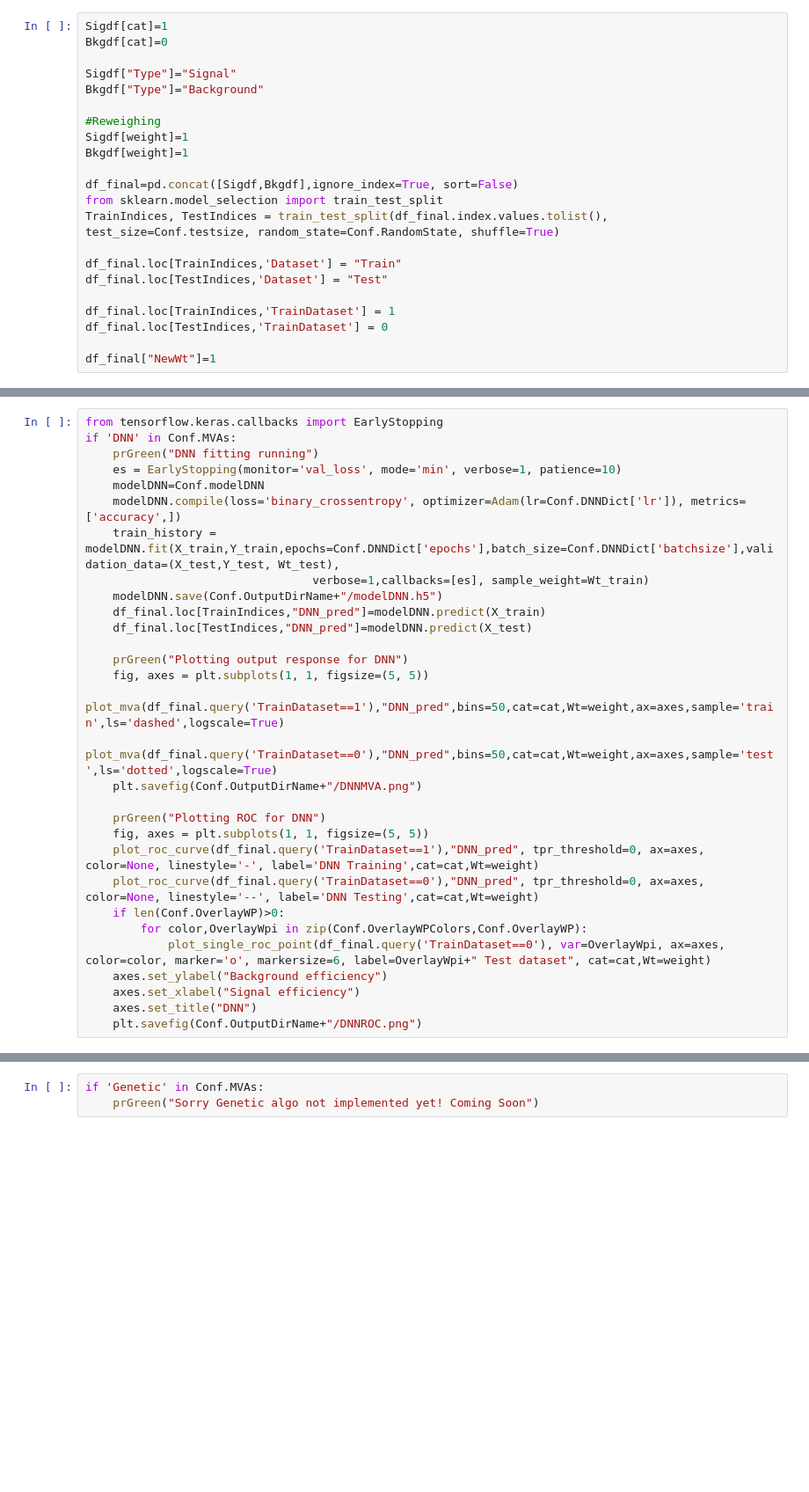
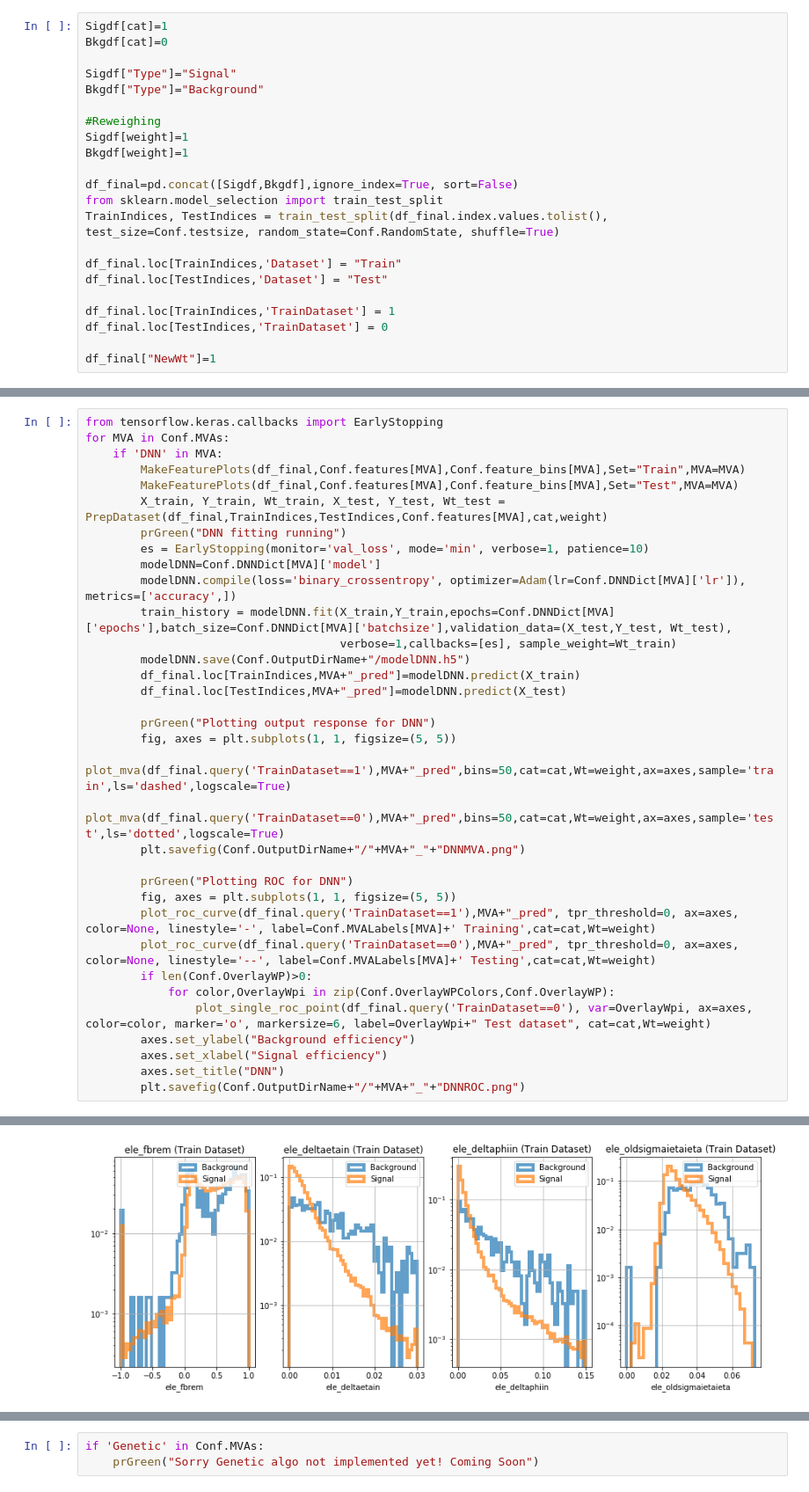
Before and after one commit to cms-egamma/ID-Trainer, a Jupyter notebook: Trainer.ipynb, the cells around one changed output, grey strips where cells are left out. Shown: that part at 88% size. Saved outputs shown, nothing was run; the diff lists cells and outputs as text; blank space fills up the shorter version.

```diff
--- a/Trainer.ipynb
+++ b/Trainer.ipynb
@@ -236,30 +274,35 @@ if 'XGB' in Conf.MVAs:
 # %%
 from tensorflow.keras.callbacks import EarlyStopping
-if 'DNN' in Conf.MVAs:
-    prGreen("DNN fitting running")
-    es = EarlyStopping(monitor='val_loss', mode='min', verbose=1, patience=10)
-    modelDNN=Conf.modelDNN
-    modelDNN.compile(loss='binary_crossentropy', optimizer=Adam(lr=Conf.DNNDict['lr']), metrics=['accuracy',])
-    train_history = modelDNN.fit(X_train,Y_train,epochs=Conf.DNNDict['epochs'],batch_size=Conf.DNNDict['batchsize'],validation_data=(X_test,Y_test, Wt_test),
-                                 verbose=1,callbacks=[es], sample_weight=Wt_train)
-    modelDNN.save(Conf.OutputDirName+"/modelDNN.h5")
-    df_final.loc[TrainIndices,"DNN_pred"]=modelDNN.predict(X_train)
-    df_final.loc[TestIndices,"DNN_pred"]=modelDNN.predict(X_test)
+for MVA in Conf.MVAs:
+    if 'DNN' in MVA:
+        MakeFeaturePlots(df_final,Conf.features[MVA],Conf.feature_bins[MVA],Set="Train",MVA=MVA)
+        MakeFeaturePlots(df_final,Conf.features[MVA],Conf.feature_bins[MVA],Set="Test",MVA=MVA)
+        X_train, Y_train, Wt_train, X_test, Y_test, Wt_test = PrepDataset(df_final,TrainIndices,TestIndices,Conf.features[MVA],cat,weight)
+        prGreen("DNN fitting running")
+        es = EarlyStopping(monitor='val_loss', mode='min', verbose=1, patience=10)
+        modelDNN=Conf.DNNDict[MVA]['model']
+        modelDNN.compile(loss='binary_crossentropy', optimizer=Adam(lr=Conf.DNNDict[MVA]['lr']), metrics=['accuracy',])
+        train_history = modelDNN.fit(X_train,Y_train,epochs=Conf.DNNDict[MVA]['epochs'],batch_size=Conf.DNNDict[MVA]['batchsize'],validation_data=(X_test,Y_test, Wt_test),
+                                     verbose=1,callbacks=[es], sample_weight=Wt_train)
+        modelDNN.save(Conf.OutputDirName+"/modelDNN.h5")
+        df_final.loc[TrainIndices,MVA+"_pred"]=modelDNN.predict(X_train)
+        df_final.loc[TestIndices,MVA+"_pred"]=modelDNN.predict(X_test)
 
-    prGreen("Plotting output response for DNN")
-    fig, axes = plt.subplots(1, 1, figsize=(5, 5))
-    plot_mva(df_final.query('TrainDataset==1'),"DNN_pred",bins=50,cat=cat,Wt=weight,ax=axes,sample='train',ls='dashed',logscale=True)
-    plot_mva(df_final.query('TrainDataset==0'),"DNN_pred",bins=50,cat=cat,Wt=weight,ax=axes,sample='test',ls='dotted',logscale=True)
-    plt.savefig(Conf.OutputDirName+"/DNNMVA.png")
+        prGreen("Plotting output response for DNN")
+        fig, axes = plt.subplots(1, 1, figsize=(5, 5))
+        plot_mva(df_final.query('TrainDataset==1'),MVA+"_pred",bins=50,cat=cat,Wt=weight,ax=axes,sample='train',ls='dashed',logscale=True)
+        plot_mva(df_final.query('TrainDataset==0'),MVA+"_pred",bins=50,cat=cat,Wt=weight,ax=axes,sample='test',ls='dotted',logscale=True)
+        plt.savefig(Conf.OutputDirName+"/"+MVA+"_"+"DNNMVA.png")
 
-    prGreen("Plotting ROC for DNN")
-    fig, axes = plt.subplots(1, 1, figsize=(5, 5))
-    plot_roc_curve(df_final.query('TrainDataset==1'),"DNN_pred", tpr_threshold=0, ax=axes, color=None, linestyle='-', label='DNN Training',cat=cat,Wt=weight)
-    plot_roc_curve(df_final.query('TrainDataset==0'),"DNN_pred", tpr_threshold=0, ax=axes, color=None, linestyle='--', label='DNN Testing',cat=cat,Wt=weight)
-    if len(Conf.OverlayWP)>0:
-        for color,OverlayWpi in zip(Conf.OverlayWPColors,Conf.OverlayWP):
-            plot_single_roc_point(df_final.query('TrainDataset==0'), var=OverlayWpi, ax=axes, color=color, marker='o', markersize=6, label=OverlayWpi+" Test dataset", cat=cat,Wt=weight)
-    axes.set_ylabel("Background efficiency")
-    axes.set_xlabel("Signal efficiency")
-    axes.set_title("DNN")
-    plt.savefig(Conf.OutputDirName+"/DNNROC.png")
+        prGreen("Plotting ROC for DNN")
+        fig, axes = plt.subplots(1, 1, figsize=(5, 5))
+        plot_roc_curve(df_final.query('TrainDataset==1'),MVA+"_pred", tpr_threshold=0, ax=axes, color=None, linestyle='-', label=Conf.MVALabels[MVA]+' Training',cat=cat,Wt=weight)
+        plot_roc_curve(df_final.query('TrainDataset==0'),MVA+"_pred", tpr_threshold=0, ax=axes, color=None, linestyle='--', label=Conf.MVALabels[MVA]+' Testing',cat=cat,Wt=weight)
+        if len(Conf.OverlayWP)>0:
+            for color,OverlayWpi in zip(Conf.OverlayWPColors,Conf.OverlayWP):
+                plot_single_roc_point(df_final.query('TrainDataset==0'), var=OverlayWpi, ax=axes, color=color, marker='o', markersize=6, label=OverlayWpi+" Test dataset", cat=cat,Wt=weight)
+        axes.set_ylabel("Background efficiency")
+        axes.set_xlabel("Signal efficiency")
+        axes.set_title("DNN")
+        plt.savefig(Conf.OutputDirName+"/"+MVA+"_"+"DNNROC.png")
+# %% [output]
@@ -265,0 +326 @@ if 'DNN' in Conf.MVAs:
+[figure, added]
```
Also changed, not shown: parts of 13 cells of this notebook, 2 other files.
